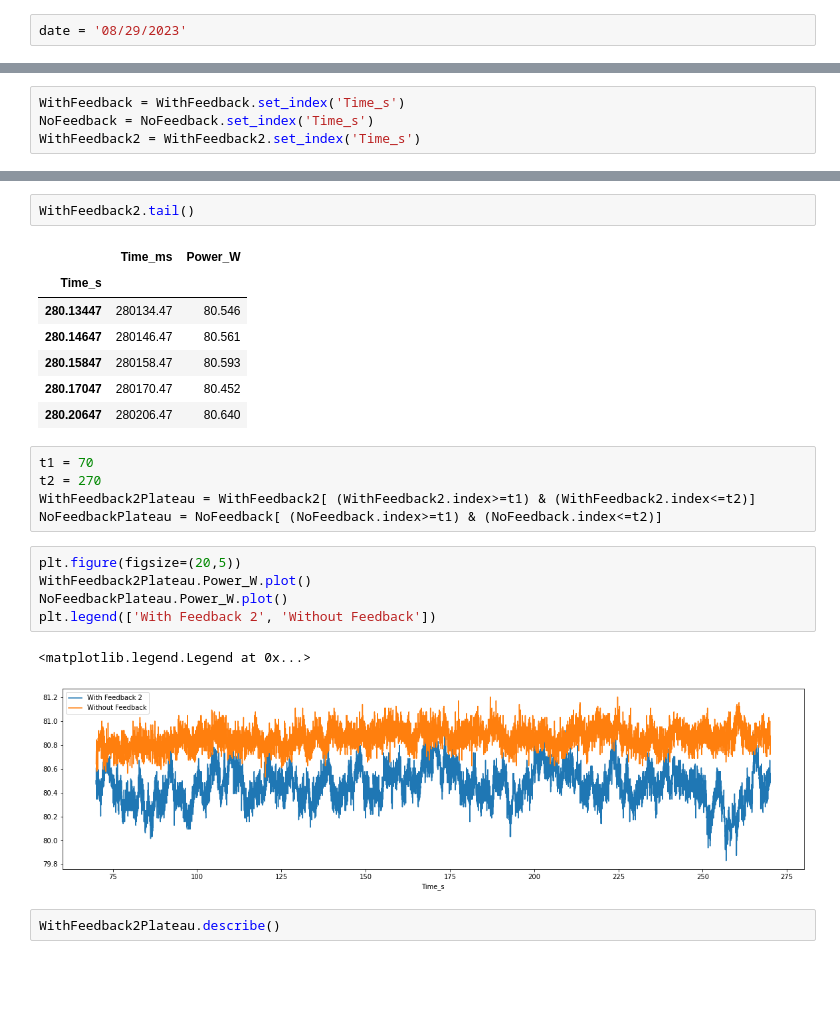
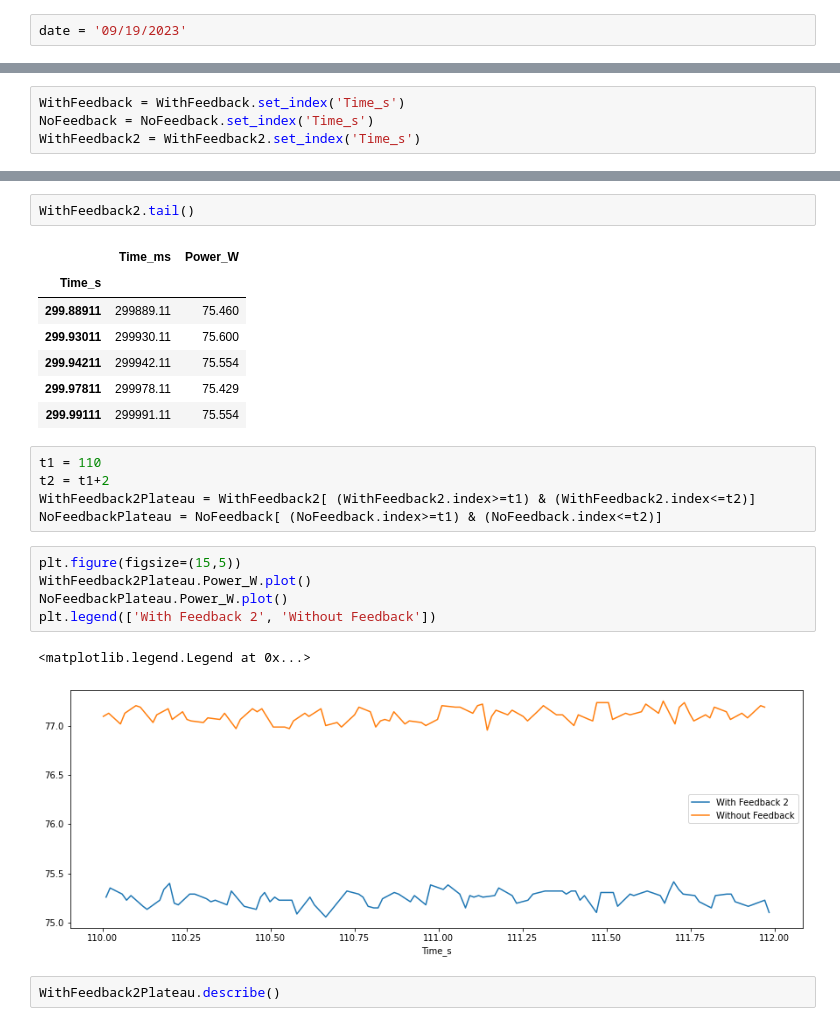
Before and after one commit to insommer/AnalysisCode, a Jupyter notebook: Applications/Laser Power Feedback.ipynb, the cells around one changed output, grey strips where cells are left out. Saved outputs shown, nothing was run; the diff lists cells and outputs as text; blank space fills up the shorter version.

```diff
--- a/Applications/Laser Power Feedback.ipynb
+++ b/Applications/Laser Power Feedback.ipynb
@@ -5,7 +5,7 @@ import matplotlib.pyplot as plt
 import os
 import datetime
 # %%
-date = '08/29/2023'
+date = '09/19/2023'
 # %%
 foldername = os.path.join('C:\\Users\\Sommer Lab\\Documents\\Data',
                       datetime.datetime.strptime(date, '%m/%d/%Y').strftime('%Y\\%m-%Y\\%d %b %Y'))
@@ -93,24 +93,24 @@ WithFeedback2.tail()
 # %% [output]
 |  | Time_ms | Power_W |
 | Time_s |  |  |
-| 280.13447 | 280134.47 | 80.546 |
-| 280.14647 | 280146.47 | 80.561 |
-| 280.15847 | 280158.47 | 80.593 |
-| 280.17047 | 280170.47 | 80.452 |
-| 280.20647 | 280206.47 | 80.640 |
+| 299.88911 | 299889.11 | 75.460 |
+| 299.93011 | 299930.11 | 75.600 |
+| 299.94211 | 299942.11 | 75.554 |
+| 299.97811 | 299978.11 | 75.429 |
+| 299.99111 | 299991.11 | 75.554 |
 # %%
-t1 = 70
-t2 = 270
+t1 = 110
+t2 = t1+2
 WithFeedback2Plateau = WithFeedback2[ (WithFeedback2.index>=t1) & (WithFeedback2.index<=t2)]
 NoFeedbackPlateau = NoFeedback[ (NoFeedback.index>=t1) & (NoFeedback.index<=t2)]
 # %%
-plt.figure(figsize=(20,5))
+plt.figure(figsize=(15,5))
 WithFeedback2Plateau.Power_W.plot()
 NoFeedbackPlateau.Power_W.plot()
 plt.legend(['With Feedback 2', 'Without Feedback'])
 # %% [output]
 <matplotlib.legend.Legend at 0x...>
-[figure, old version]
+[figure, new version]
 # %%
 WithFeedback2Plateau.describe()
 # %% [output]
```
Also changed, not shown: parts of 6 cells of this notebook, 3 other files.
